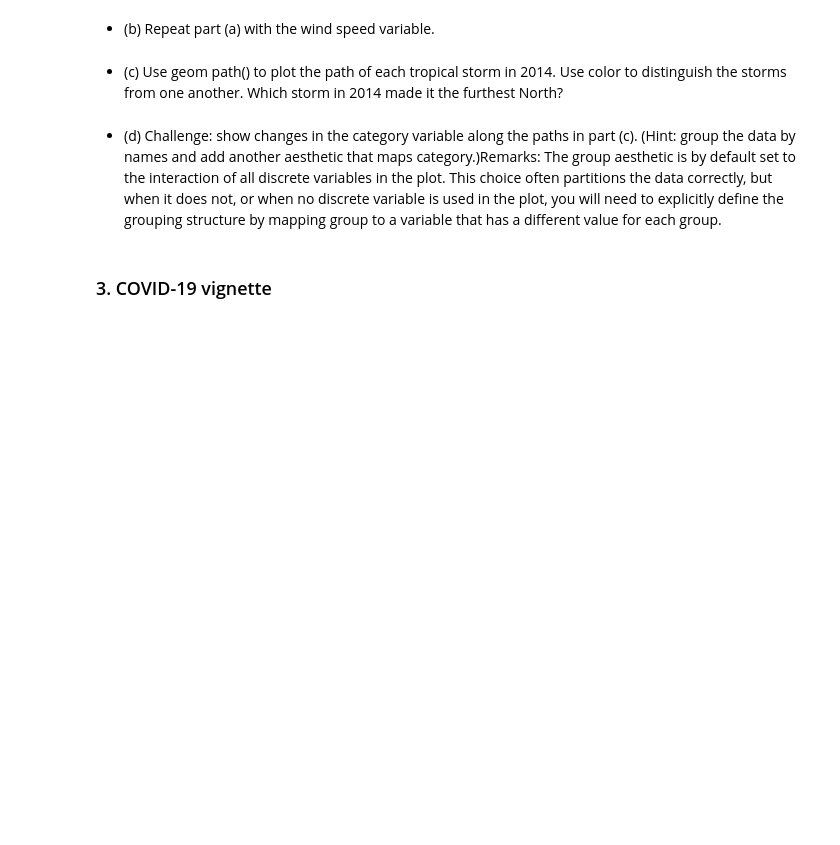
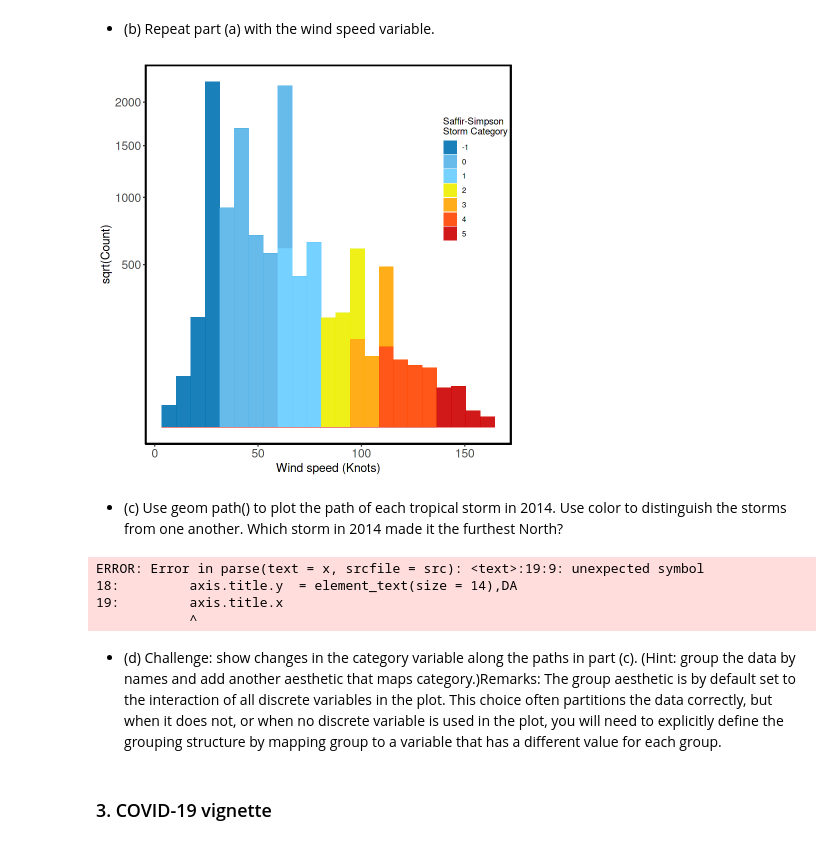
Before and after one commit to ecamo19/homework_statistical_data_science, a Jupyter notebook: hw1/hw1_erick_calderon_morales.ipynb, the cells around one changed output. Drawn from its saved outputs; the diff is of its cells as text; code cells hidden in the pictures; blank space fills up the shorter version.

```diff
--- a/hw1/hw1_erick_calderon_morales.ipynb
+++ b/hw1/hw1_erick_calderon_morales.ipynb
@@ -21,4 +148,36 @@ library(palmerpenguins)
 # %% [markdown]
 * (b) Repeat part (a) with the wind speed variable.
+# %%
+# Base plot
+ggplot(storms, aes(wind, fill = category )) +
+    geom_histogram(binwidth = 7, alpha = 0.9) +
+    scale_fill_manual(values = c("#0072B2","#56B4E9","#66ccff",'yellow2',"orange","orangered","red3" )) +
+    scale_color_manual(values = c("#0072B2","#56B4E9","#66ccff",'yellow2',"orange","orangered","red3" )) +
+    scale_y_sqrt() +
+    theme_classic() +
+
+    # Edit x and y names
+    xlab("Wind speed (Knots)") + ylab("sqrt(Count)") +
+
+    # Change color
+    # Edit the legend
+    theme(axis.text.y   = element_text(size = 14),
+        # Legend position and Axis size
+        legend.position = c(0.9, 0.7),
+        legend.background = element_rect(fill=alpha('white', 0)),
+        axis.text.x   = element_text(size = 14),
+        axis.title.y  = element_text(size = 14),
+        axis.title.x  = element_text(size = 14),
+
+        # Add borders to the plot
+        panel.border = element_rect(colour = "black", fill = NA,size = 1.3)) +
+
+    # Edit legend name
+    labs(fill = "Saffir-Simpson \nStorm Category") +
+
+    #Edit legend
+    guides(col = guide_legend(override.aes = list(fill = NA),ncol = 2,title.position = "left"))
+# %% [output]
+[figure, added]
 # %% [markdown]
 * (c) Use geom path() to plot the path of each tropical storm in 2014. Use color to distinguish the storms from one another. Which storm in 2014 made it the furthest North?
@@ -24,0 +204,34 @@ library(palmerpenguins)
+# %%
+ggplot(data = storms_2014, aes(x = lat, y = long, color = name)) +
+    geom_path() +
+    geom_point() +
+    coord_flip() +
+    theme_bw() +
+
+    # Edit x and y names
+    xlab("Longitude") + ylab("Latitude") +A
+
+    # Change color
+    # Edit the legend
+    theme(axis.text.y   = element_text(size = 14),
+
+        # Legend position and Axis size
+        legend.position = c(0.09, 0.83),
+        legend.background = element_rect(fill = alpha('white', 0)),
+        axis.text.x   = element_text(size = 14),
+        axis.title.y  = element_text(size = 14),DA
+        axis.title.x  = element_text(size = 14),
+
+        # Add borders to the plot
+        panel.border = element_rect(colour = "black", fill = NA,size = 1.3)) +
+
+          # Edit legend name
+          #Edit legend
+        guides(col = guide_legend(override.aes = list(fill = NA),ncol = 1,
+                title.position = "top",
+                title="Storms Name"))
+# %% [output]
+ERROR: Error in parse(text = x, srcfile = src): <text>:19:9: unexpected symbol
+18:         axis.title.y  = element_text(size = 14),DA
+19:         axis.title.x
+            ^
```
Also changed, not shown: parts of 25 cells of this notebook, 2 other files.
